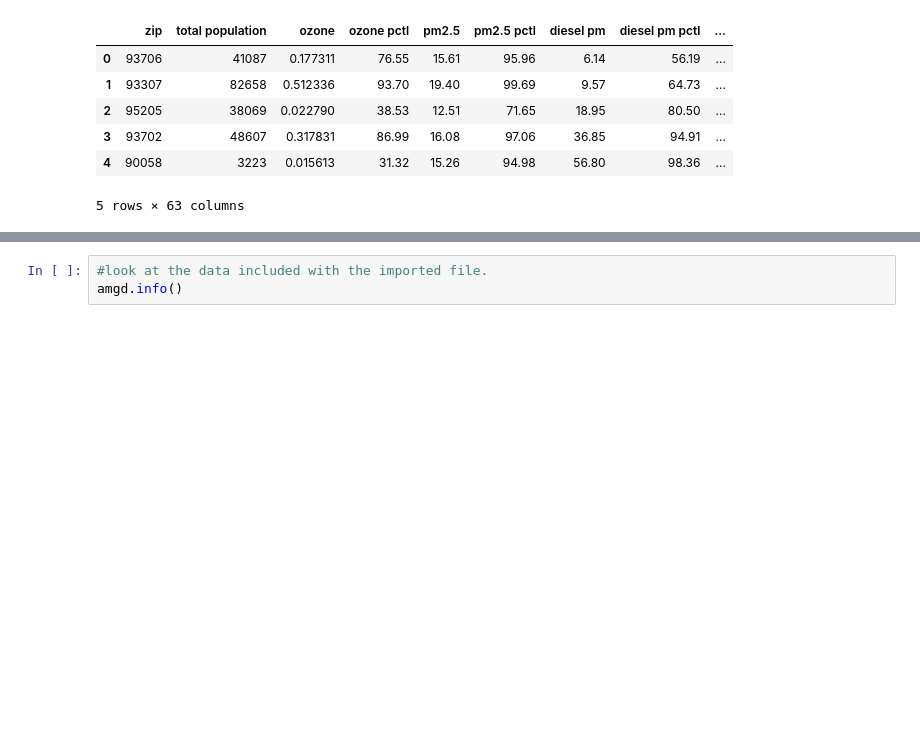
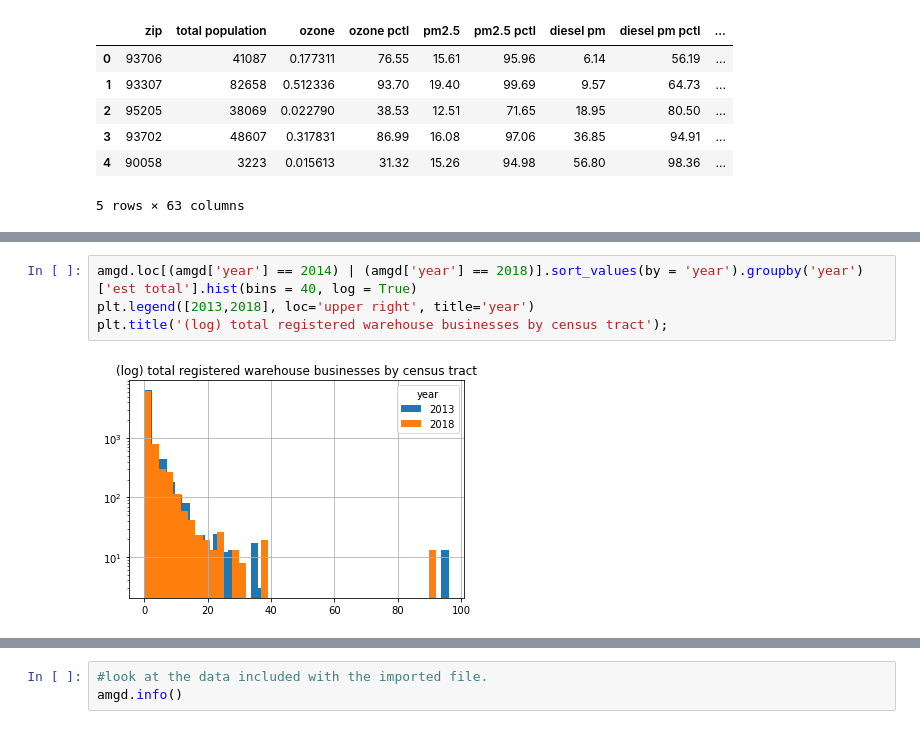
Before and after one commit to gigi-codes/warehouse_density, a Jupyter notebook: David/7_linear_regression.ipynb, the cells around one changed output, grey strips where cells are left out. Cells and saved outputs as stored; diff of their text form; blank space fills up the shorter version.

```diff
--- a/David/7_linear_regression.ipynb
+++ b/David/7_linear_regression.ipynb
@@ -166,0 +173,6 @@ amgd.head()
+# %%
+amgd.loc[(amgd['year'] == 2014) | (amgd['year'] == 2018)].sort_values(by = 'year').groupby('year')['est total'].hist(bins = 40, log = True)
+plt.legend([2013,2018], loc='upper right', title='year')
+plt.title('(log) total registered warehouse businesses by census tract');
+# %% [output]
+[figure, added]
```
Also changed, not shown: parts of 22 cells of this notebook, 3 other files.
